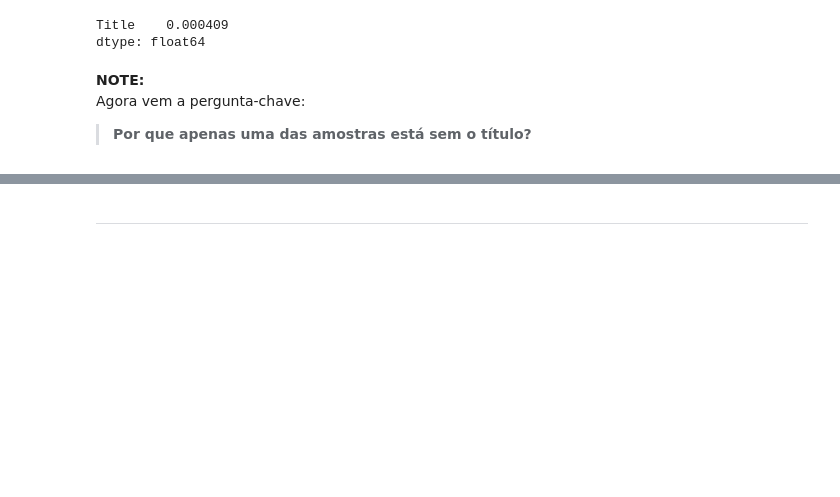
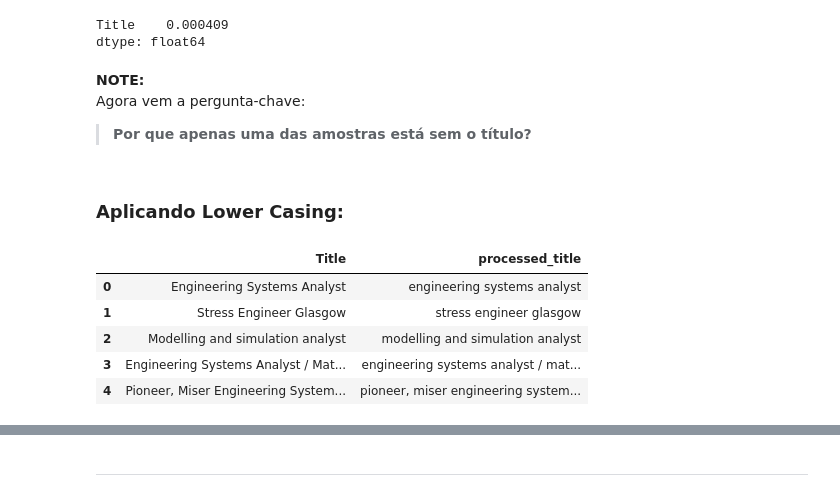
Before and after one commit to rodrigols89/jsp, a Jupyter notebook: notebooks/preprocessing.ipynb, the cells around one changed output, grey strips where cells are left out. Drawn from its saved outputs; the diff is of its cells as text; code cells hidden in the pictures; blank space fills up the shorter version.

Commit message:
:rocket: update preliminary analysis and training models

```diff
--- a/notebooks/preprocessing.ipynb
+++ b/notebooks/preprocessing.ipynb
@@ -138,3 +143,15 @@ dtype: float64
 Agora vem a pergunta-chave:
 
 > **Por que apenas uma das amostras está sem o título?**
+# %% [markdown]
+### Aplicando Lower Casing:
+# %%
+df_Title["processed_title"] = df_Title["Title"].str.lower()
+df_Title.head()
+# %% [output]
+|  | Title | processed_title |
+| 0 | Engineering Systems Analyst | engineering systems analyst |
+| 1 | Stress Engineer Glasgow | stress engineer glasgow |
+| 2 | Modelling and simulation analyst | modelling and simulation analyst |
+| 3 | Engineering Systems Analyst / Mat... | engineering systems analyst / mat... |
+| 4 | Pioneer, Miser Engineering System... | pioneer, miser engineering system... |
```
Also changed, not shown: parts of 115 cells of this notebook, 5 other files.
